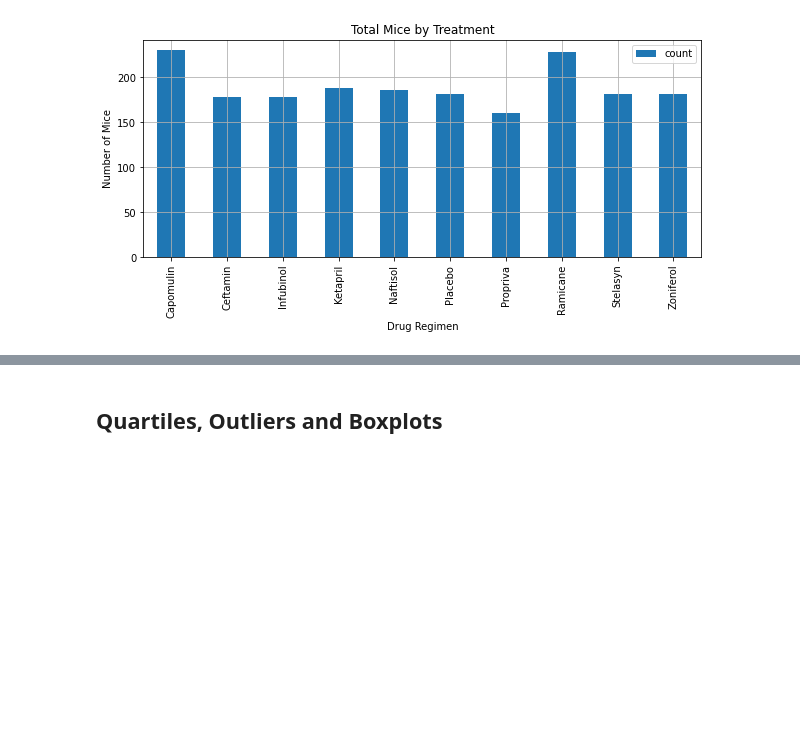
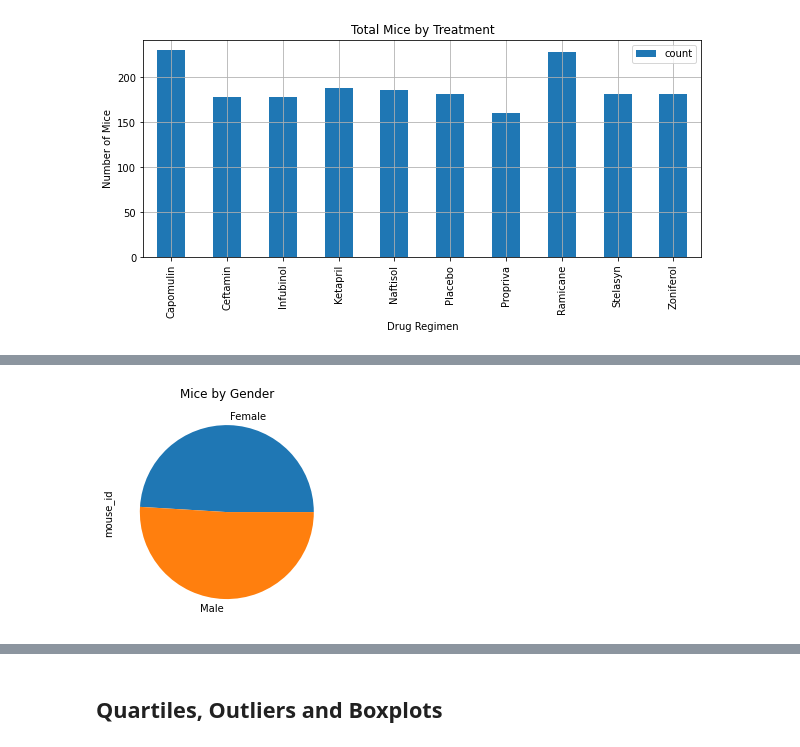
Before and after one commit to BatesJ72/matplotib_practice, a Jupyter notebook: pymaceuticals_v2.ipynb, the cells around one changed output, grey strips where cells are left out. Cells and saved outputs as stored; diff of their text form; code cells hidden in the pictures; blank space fills up the shorter version.

```diff
--- a/pymaceuticals_v2.ipynb
+++ b/pymaceuticals_v2.ipynb
@@ -252,19 +252,19 @@ list(df)
 # %%
 # Generate a pie plot showing the distribution of female versus male mice using pandas
 
 df_minimized_pie = df[["mouse_id", "sex"]]
 # print(df_minimized_pie)
 
-df_pie = (
-    df_minimized_pie.groupby(by=["sex"])["mouse_id"].count().reset_index(name="count")
-)
+df_pie = df_minimized_pie.groupby(by=["sex"])["mouse_id"].count()
 
 # print(df_pie.head())
 
-pie_pandas = df_pie.plot.pie(y="count")
+pie_pandas = df_pie.plot.pie(y="count", title="Mice by Gender")
 
 
 # pie_pandas
+# %% [output]
+[figure, added]
 # %%
 # Generate a pie plot showing the distribution of female versus male mice using pyplot
 
```
Also changed, not shown: parts of 7 cells of this notebook.
